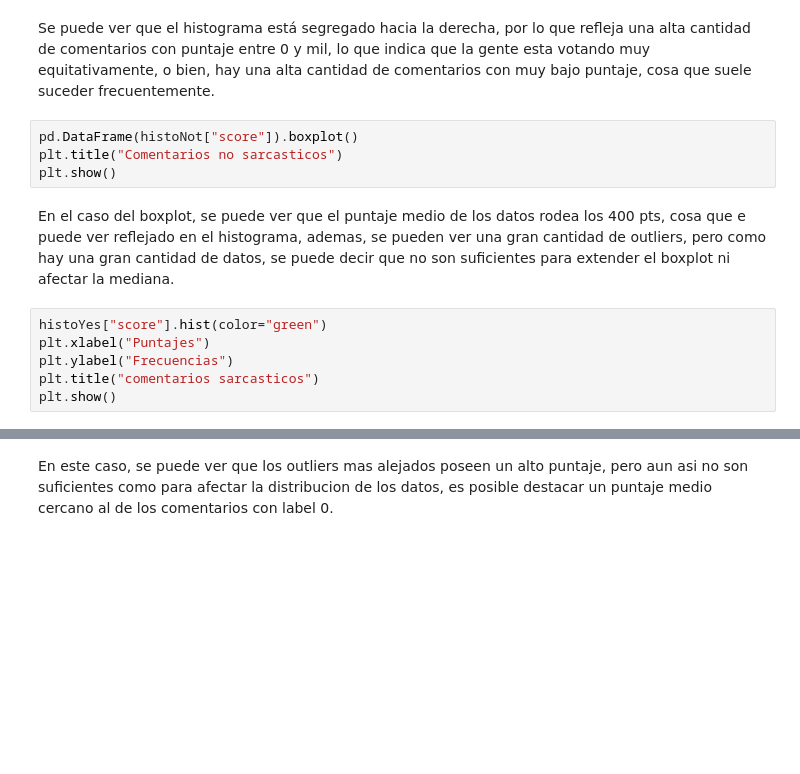
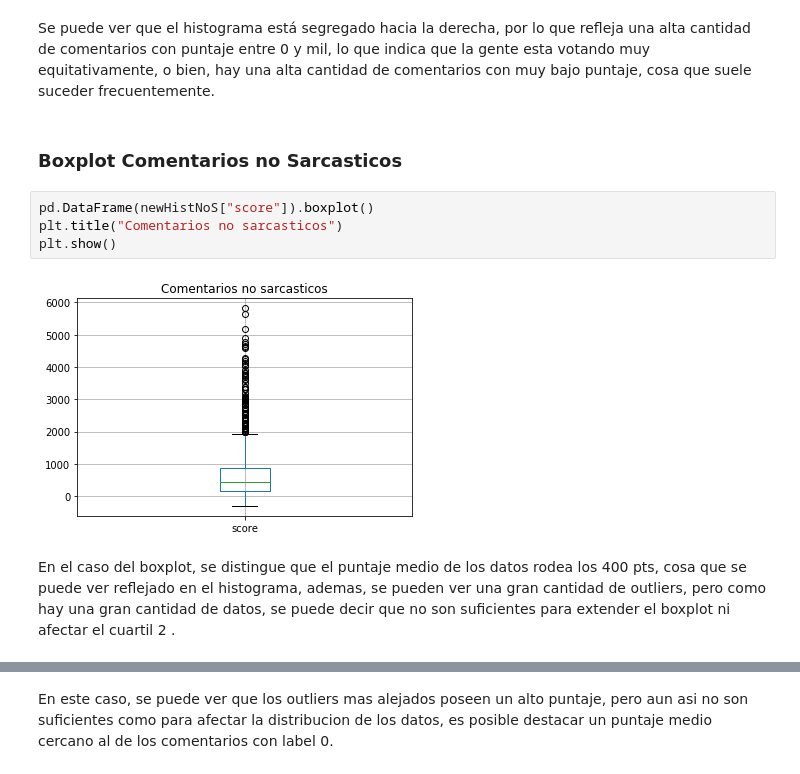
Before and after one commit to DankerMarthox/ESTACA, a Jupyter notebook: Laboratorio1/Laboratorio 1.ipynb, the cells around one changed output, grey strips where cells are left out. Cells and saved outputs as stored; diff of their text form; blank space fills up the shorter version.

Commit message:
aaaa_arregle cosigirijillas(cosas)y ordene mis partes

```diff
--- a/Laboratorio1/Laboratorio 1.ipynb
+++ b/Laboratorio1/Laboratorio 1.ipynb
@@ -139,14 +229,12 @@ plt.show()
 # %% [markdown]
 Se puede ver que el histograma está segregado hacia la derecha, por lo que refleja una alta cantidad de comentarios con puntaje entre 0 y mil, lo que indica que la gente esta votando muy equitativamente, o bien, hay una alta cantidad de comentarios con muy bajo puntaje, cosa que suele suceder frecuentemente.
+# %% [markdown]
+### Boxplot Comentarios no Sarcasticos
 # %%
-pd.DataFrame(histoNot["score"]).boxplot()
+pd.DataFrame(newHistNoS["score"]).boxplot()
 plt.title("Comentarios no sarcasticos")
 plt.show()
+# %% [output]
+[figure, added]
 # %% [markdown]
-En el caso del boxplot, se puede ver que el puntaje medio de los datos rodea los 400 pts, cosa que e puede ver reflejado en el histograma, ademas, se pueden ver una gran cantidad de outliers, pero como hay una gran cantidad de datos, se puede decir que no son suficientes para extender el boxplot ni afectar la mediana.
+En el caso del boxplot, se distingue que el puntaje medio de los datos rodea los 400 pts, cosa que se puede ver reflejado en el histograma, ademas, se pueden ver una gran cantidad de outliers, pero como hay una gran cantidad de datos, se puede decir que no son suficientes para extender el boxplot ni afectar el cuartil 2 .
-# %%
-histoYes["score"].hist(color="green")
-plt.xlabel("Puntajes")
-plt.ylabel("Frecuencias")
-plt.title("comentarios sarcasticos")
-plt.show()
```
Also changed, not shown: parts of 29 cells of this notebook.
